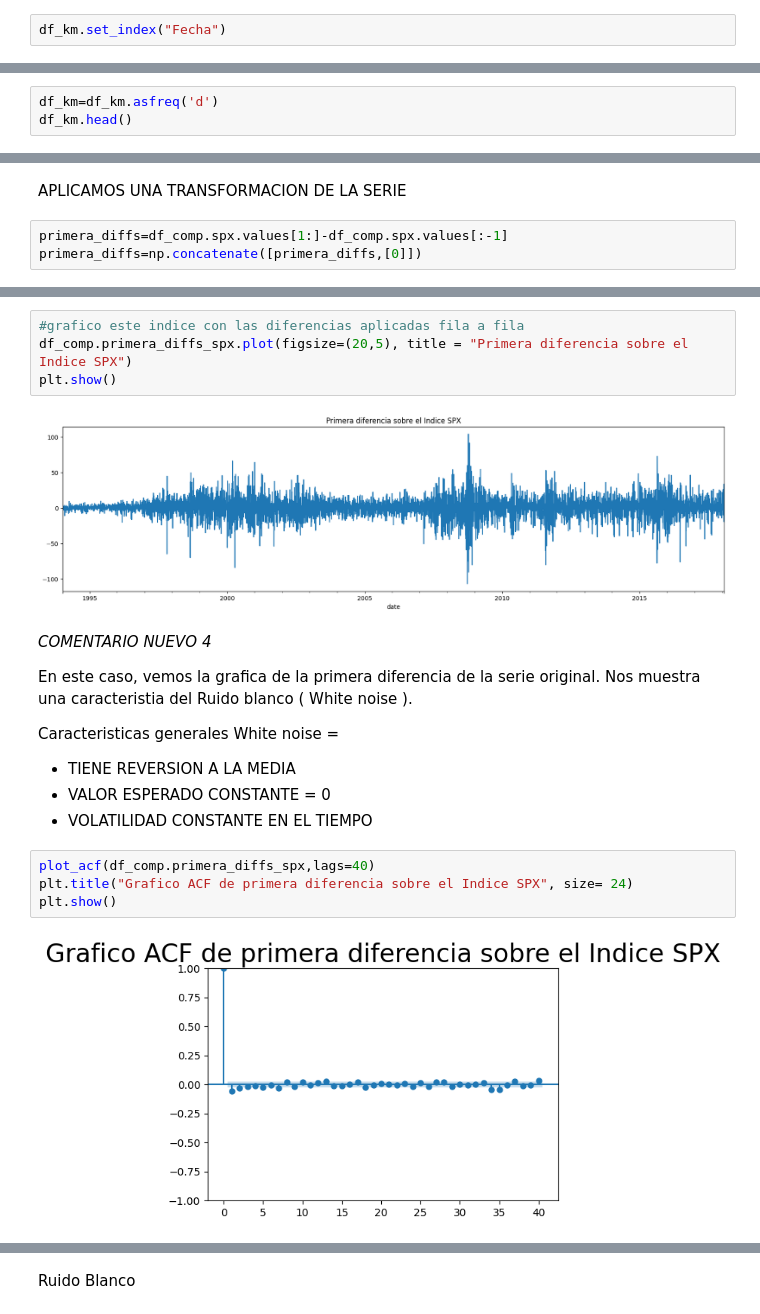
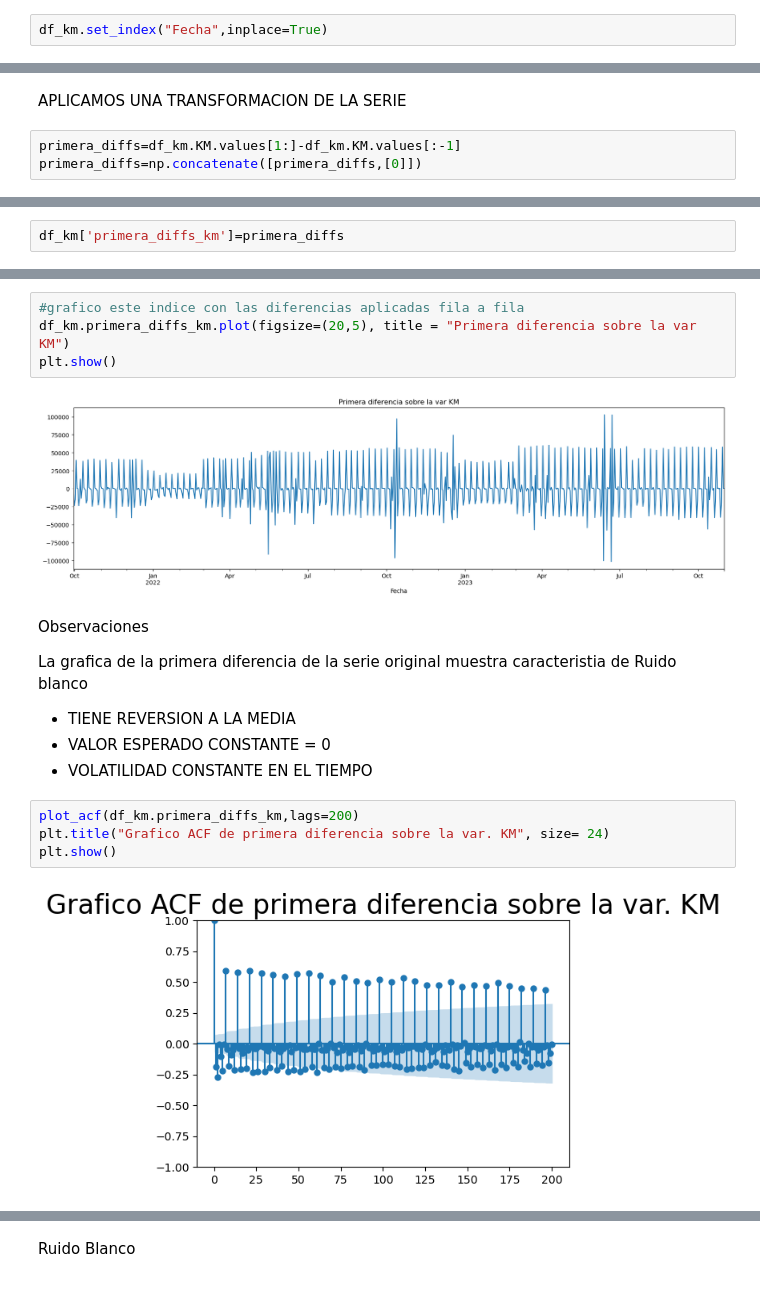
Before and after one commit to rstvz90/AST_G4, a Jupyter notebook: TP_G4_KM.ipynb, the cells around one changed output, grey strips where cells are left out. Saved outputs shown, nothing was run; the diff lists cells and outputs as text.

Commit message:
"Revision completa del documento" "Se agrego filtro de fechas a 2 años"

```diff
--- a/TP_G4_KM.ipynb
+++ b/TP_G4_KM.ipynb
@@ -135,4 +156,4 @@ Name: 760, dtype: object
 # %% [markdown]
 Seteamos como index del dataset segun el dia
 # %%
-df_km.set_index("Fecha")
+df_km.set_index("Fecha",inplace=True)
@@ -197,6 +187,3 @@ df_km
 | 2023-10-30 | 101843.308 |
 | 2023-10-31 | 102381.640 |
 762 rows × 1 columns
-# %%
-df_km=df_km.asfreq('d')
-df_km.head()
@@ -359,5 +306,5 @@ plt.show()
 # %% [markdown]
 APLICAMOS UNA TRANSFORMACION DE LA SERIE
 # %%
-primera_diffs=df_comp.spx.values[1:]-df_comp.spx.values[:-1]
+primera_diffs=df_km.KM.values[1:]-df_km.KM.values[:-1]
 primera_diffs=np.concatenate([primera_diffs,[0]])
@@ -366 +311,3 @@ df_comp['primera_diffs_spx']=primera_diffs
+# %%
+df_km['primera_diffs_km']=primera_diffs
 # %%
@@ -376,23 +323,21 @@ df_comp.head()
 # %%
 #grafico este indice con las diferencias aplicadas fila a fila
-df_comp.primera_diffs_spx.plot(figsize=(20,5), title = "Primera diferencia sobre el Indice SPX")
+df_km.primera_diffs_km.plot(figsize=(20,5), title = "Primera diferencia sobre la var KM")
 plt.show()
 # %% [output]
-[figure, old version]
+[figure, new version]
 # %% [markdown]
-*COMENTARIO NUEVO 4*
+Observaciones
 
-En este caso, vemos la grafica de la primera diferencia de la serie original. Nos muestra una caracteristia del Ruido blanco ( White noise ).
-
-Caracteristicas generales White noise =
+La grafica de la primera diferencia de la serie original muestra caracteristia de Ruido blanco
 
 - TIENE REVERSION A LA MEDIA
 - VALOR ESPERADO CONSTANTE = 0
 - VOLATILIDAD CONSTANTE EN EL TIEMPO
 # %%
-plot_acf(df_comp.primera_diffs_spx,lags=40)
-plt.title("Grafico ACF de primera diferencia sobre el Indice SPX", size= 24)
+plot_acf(df_km.primera_diffs_km,lags=200)
+plt.title("Grafico ACF de primera diferencia sobre la var. KM", size= 24)
 plt.show()
 # %% [output]
-[figure, old version]
+[figure, new version]
 # %% [markdown]
```
Also changed, not shown: parts of 52 cells of this notebook.
